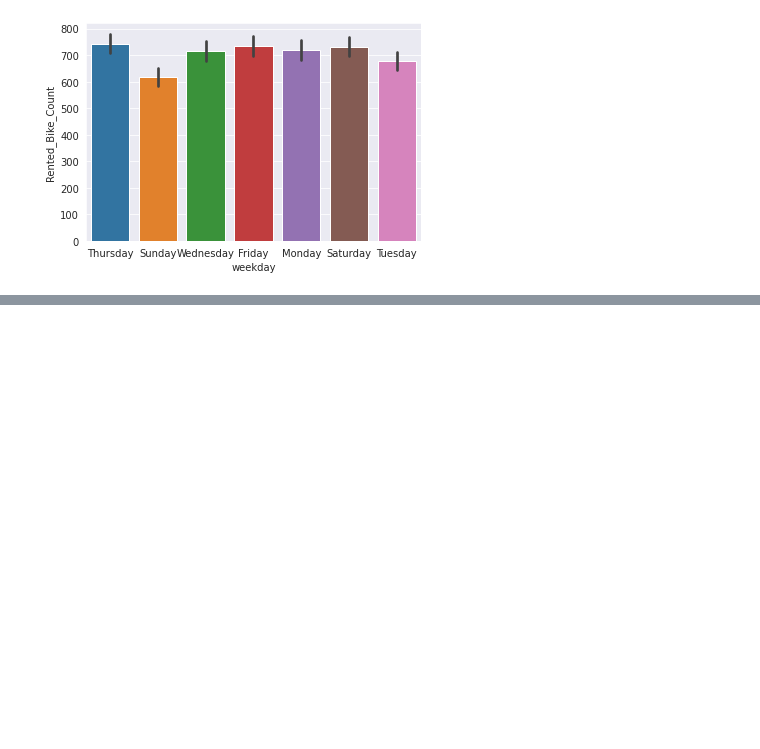
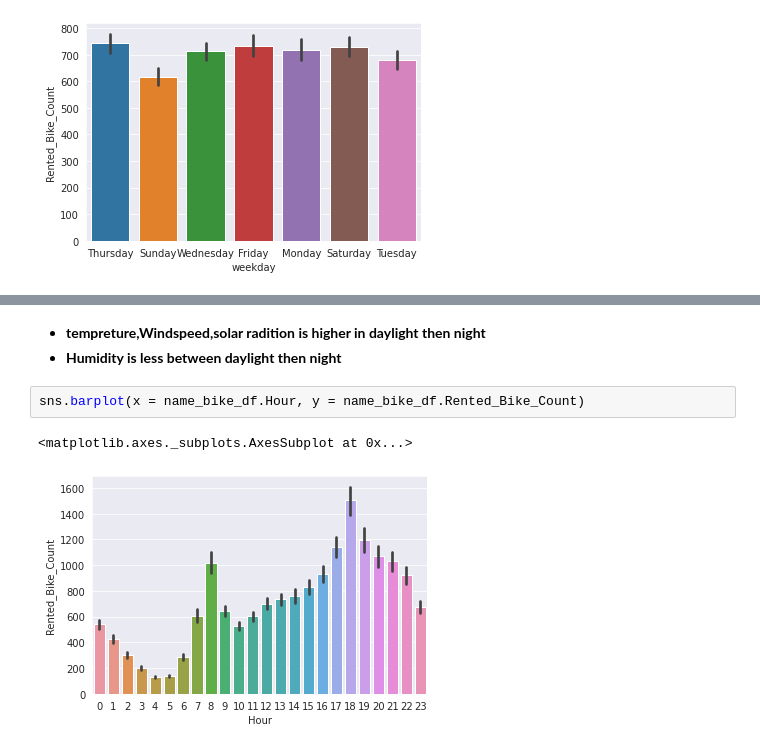
Before and after one commit to GODxFATHER/Bike-Sharing-Demand-Prediction, a Jupyter notebook: Bike_Sharing_Demand_Prediction_Capstone_Project.ipynb, the cells around one changed output, grey strips where cells are left out. Saved outputs shown, nothing was run; the diff lists cells and outputs as text; blank space fills up the shorter version.

```diff
--- a/Bike_Sharing_Demand_Prediction_Capstone_Project.ipynb
+++ b/Bike_Sharing_Demand_Prediction_Capstone_Project.ipynb
@@ -278,0 +299,8 @@ sns.barplot(x = name_bike_df.weekday , y = name_bike_df.Rented_Bike_Count )
+# %% [markdown]
+* **tempreture,Windspeed,solar radition is higher in daylight then night**
+* **Humidity is less between daylight then night**
+# %%
+sns.barplot(x = name_bike_df.Hour, y = name_bike_df.Rented_Bike_Count)
+# %% [output]
+<matplotlib.axes._subplots.AxesSubplot at 0x...>
+[figure, added]
```
Also changed, not shown: parts of 37 cells of this notebook.
